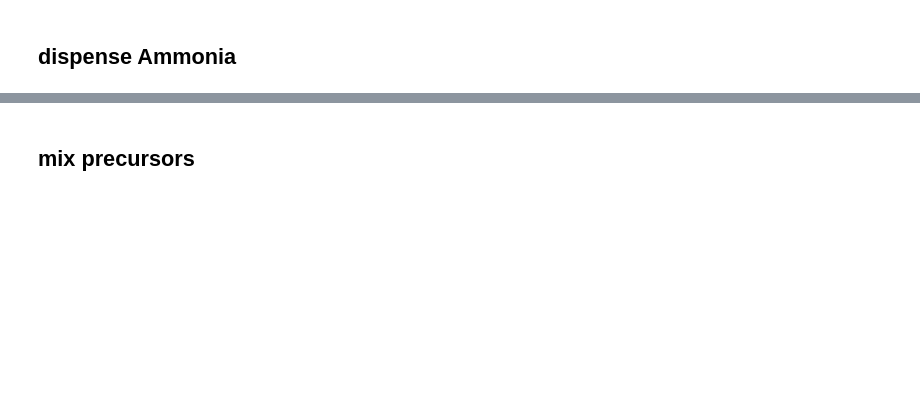
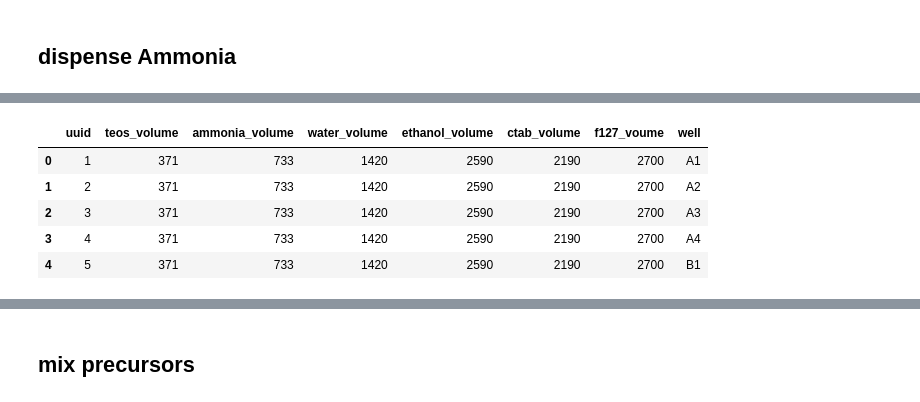
Before and after one commit to pozzo-research-group/silica-np-synthesis, a Jupyter notebook: mesoporous/2025_03_11_InitialJubileesetup/2025_03_11_JubileeMesoporous.ipynb, the cells around one changed output, grey strips where cells are left out. Drawn from its saved outputs; the diff is of its cells as text; code cells hidden in the pictures; blank space fills up the shorter version.

```diff
--- a/mesoporous/2025_03_11_InitialJubileesetup/2025_03_11_JubileeMesoporous.ipynb
+++ b/mesoporous/2025_03_11_InitialJubileesetup/2025_03_11_JubileeMesoporous.ipynb
@@ -285,0 +398,9 @@ stober.add_reactants_batch(jubilee, ammonia_syringe, mix_syringe, sample_table,
+# %%
+sample_table
+# %% [output]
+|  | uuid | teos_volume | ammonia_volume | water_volume | ethanol_volume | ctab_volume | f127_voume | well |
+| 0 | 1 | 371 | 733 | 1420 | 2590 | 2190 | 2700 | A1 |
+| 1 | 2 | 371 | 733 | 1420 | 2590 | 2190 | 2700 | A2 |
+| 2 | 3 | 371 | 733 | 1420 | 2590 | 2190 | 2700 | A3 |
+| 3 | 4 | 371 | 733 | 1420 | 2590 | 2190 | 2700 | A4 |
+| 4 | 5 | 371 | 733 | 1420 | 2590 | 2190 | 2700 | B1 |
```
Also changed, not shown: parts of 43 cells of this notebook, 3 other files.
